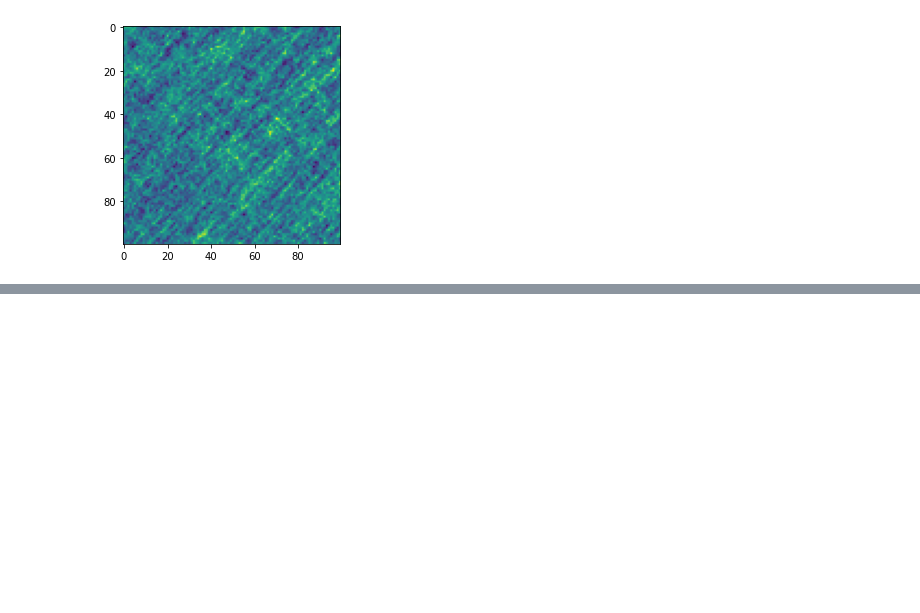
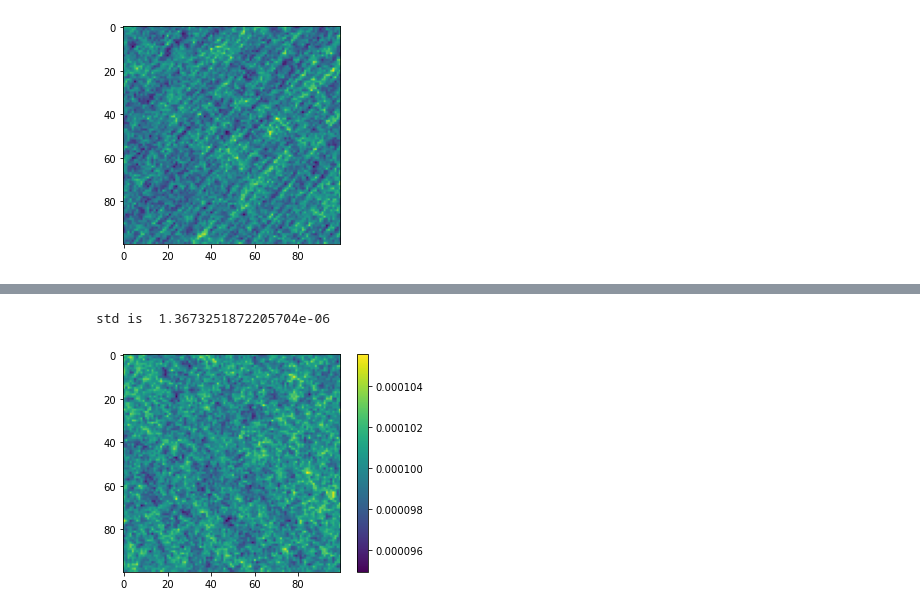
Before and after one commit to lizaconst/analytic-geometry, a Jupyter notebook: 3-cube-probas.ipynb, the cells around one changed output, grey strips where cells are left out. Drawn from its saved outputs; the diff is of its cells as text; code cells hidden in the pictures; blank space fills up the shorter version.

```diff
--- a/3-cube-probas.ipynb
+++ b/3-cube-probas.ipynb
@@ -469,0 +445,8 @@ std is  1.7297596243022583e-05
+# %%
+%%time
+plt.imshow(make_2d_map_srez_sphere_arcsin(k=6, n=100, n_line=1000, num_lines=1000000))
+plt.colorbar()
+plt.show()
+# %% [output]
+std is  1.3673251872205704e-06
+[figure, added]
```
Also changed, not shown: parts of 8 cells of this notebook, 51 other files.
